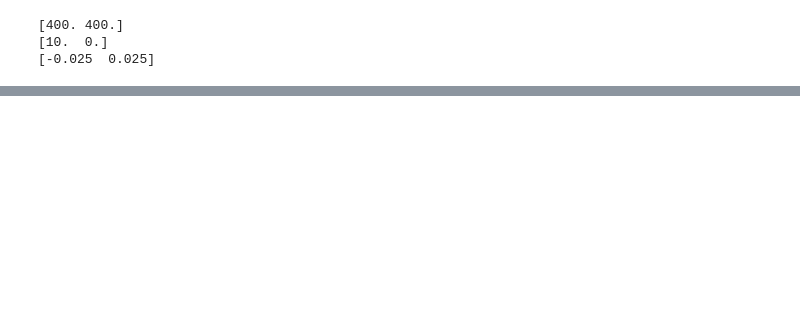
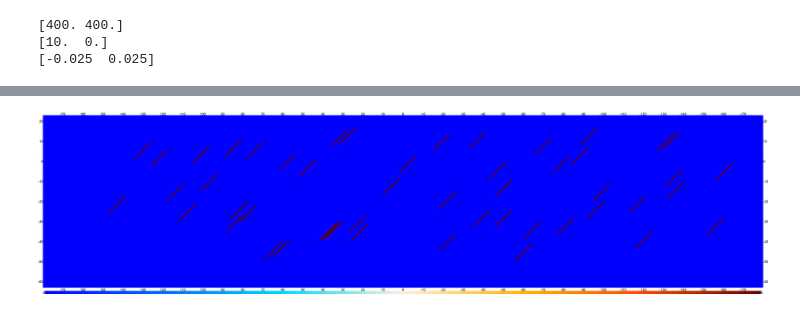
Before and after one commit to marlena6/oriented_superclustering, a Jupyter notebook: notebooks/development/test_orient_pipeline.ipynb, the cells around one changed output, grey strips where cells are left out. Drawn from its saved outputs; the diff is of its cells as text; code cells hidden in the pictures; blank space fills up the shorter version.

```diff
--- a/notebooks/development/test_orient_pipeline.ipynb
+++ b/notebooks/development/test_orient_pipeline.ipynb
@@ -8,5 +8,6 @@ import glob
 import stacking_functions as sf
 from pixell import enmap, enplot, reproject, utils
 import matplotlib.pyplot as plt
+def eshow(x,**kwargs): enplot.show(enplot.plot(x,**kwargs))
 %load_ext autoreload
 %autoreload 2
@@ -251,0 +273,5 @@ plt.imshow(stack, origin='lower')
+# %%
+# now test with the diag-lines map
+diaglines = enmap.read_map("/mnt/raid-cita/mlokken/data/many_diagonal_lines_single_direction_map.fits")
+
+# diaglines = enmap.read_map("/mnt/raid-cita/mlokken/data/many_diagonal_lines_multi_direction_map.fits")
@@ -251,0 +291,4 @@ plt.imshow(stack, origin='lower')
+# %%
+eshow(diaglines, colorbar=True, ticks=10)
+# %% [output]
+[figure, added]
```
Also changed, not shown: parts of 23 cells of this notebook, 2 other files.
